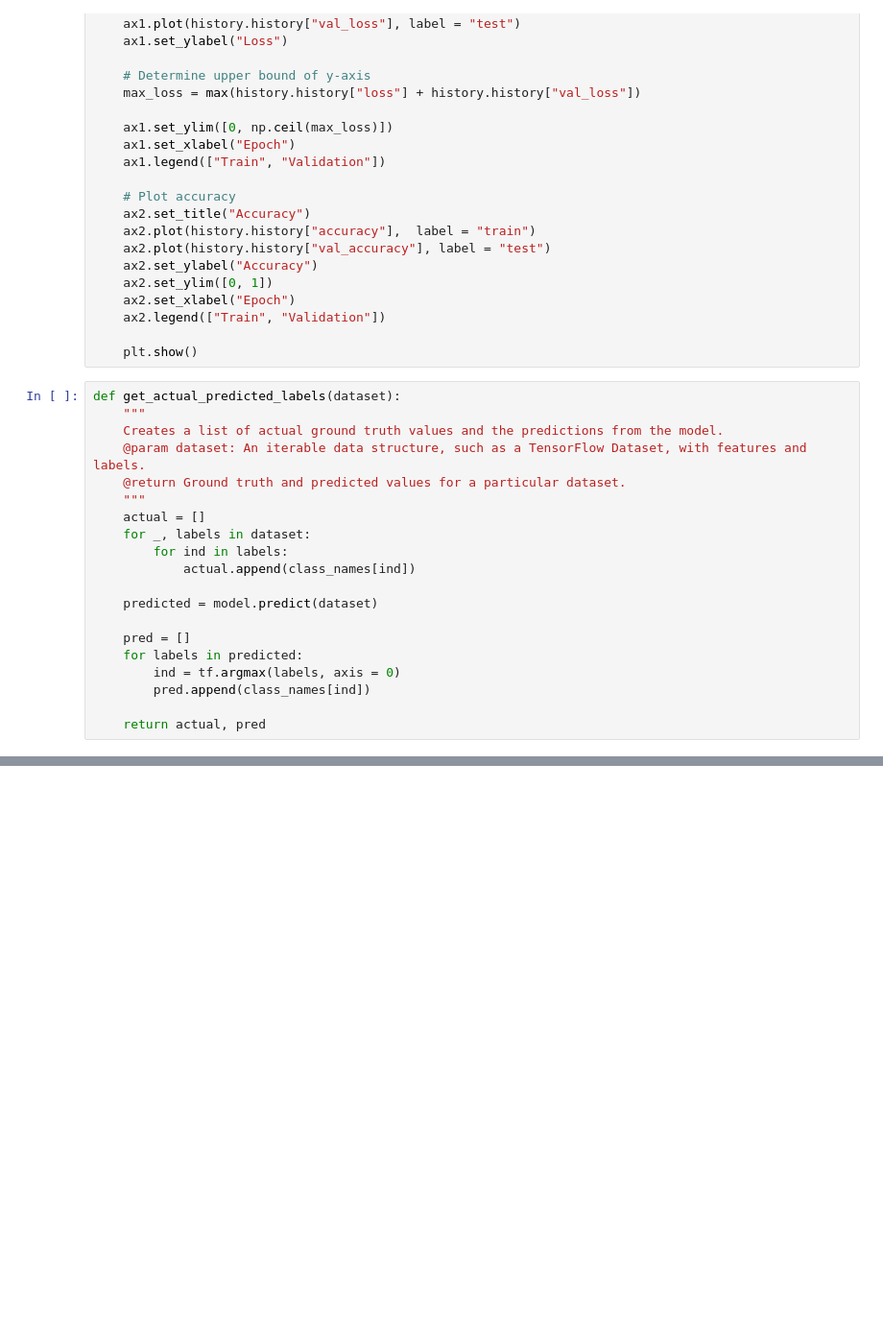
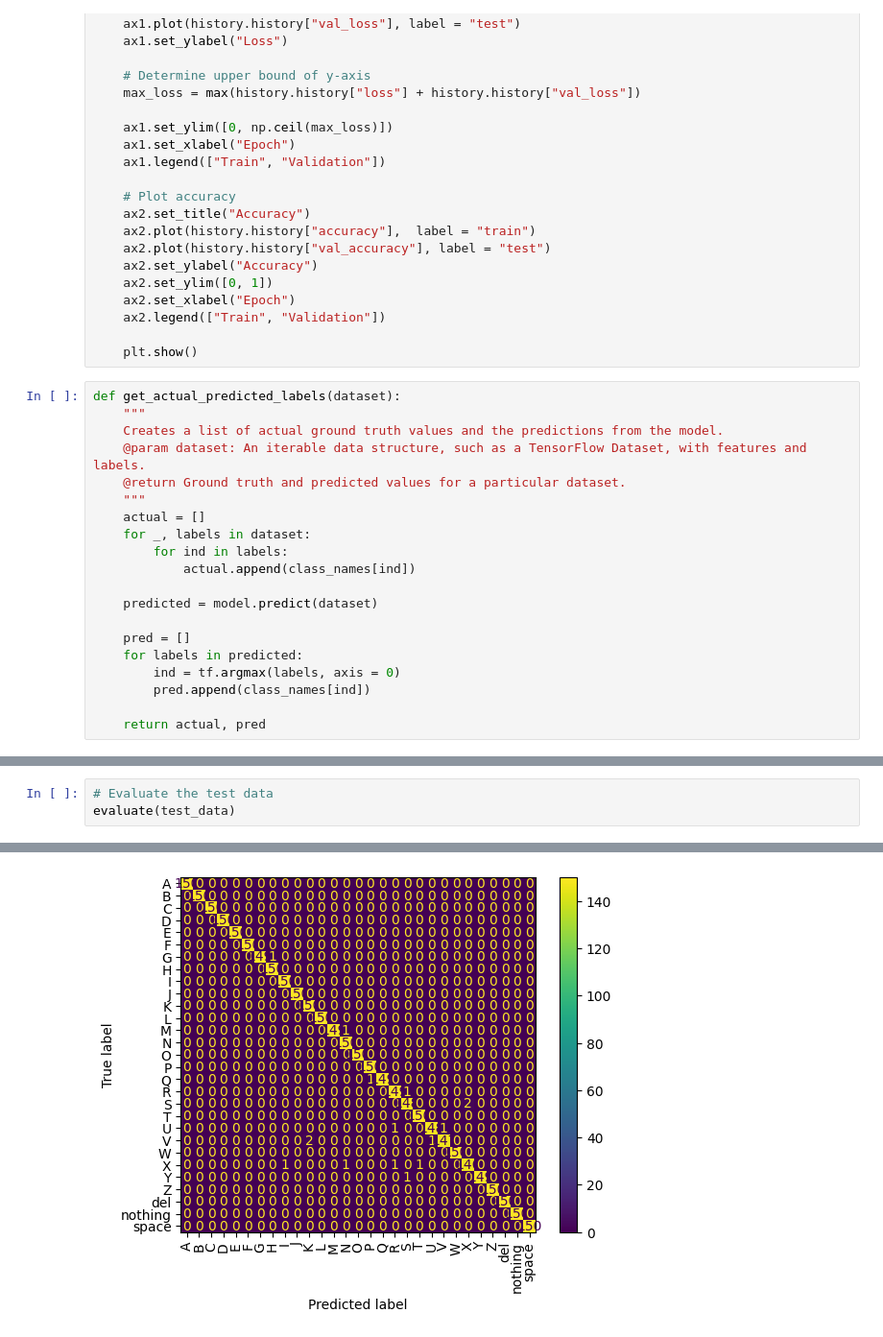
Before and after one commit to Mario13546/SeniorProject_ASL_Recognition, a Jupyter notebook: Jupyter Notebooks/ASL Training.ipynb, the cells around one changed output, grey strips where cells are left out. Shown at 96% size. Cells and saved outputs as stored; diff of their text form; blank space fills up the shorter version.

```diff
--- a/Jupyter Notebooks/ASL Training.ipynb
+++ b/Jupyter Notebooks/ASL Training.ipynb
@@ -288,0 +278,4 @@ recall
+# %%
+# Evaluate the test data
+evaluate(test_data)
+# %% [output]
@@ -288,0 +286 @@ recall
+[figure, added]
```
Also changed, not shown: parts of 43 cells of this notebook, 4 other files.
